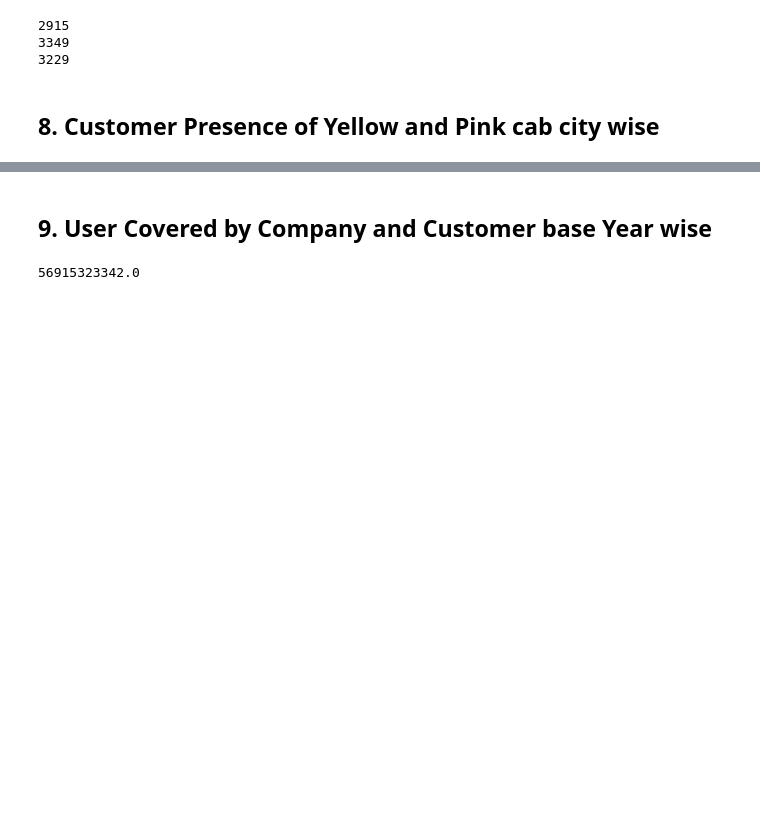
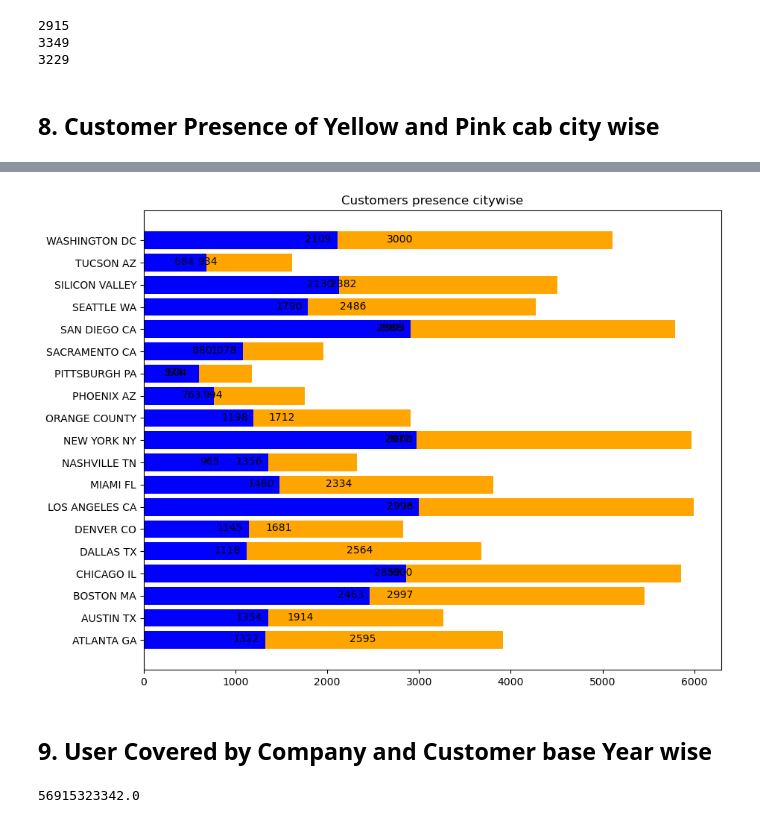
Before and after one commit to Islompulatov/Internship, a Jupyter notebook: week2/dataset/EDA.ipynb, the cells around one changed output, grey strips where cells are left out. Cells and saved outputs as stored; diff of their text form; code cells hidden in the pictures; blank space fills up the shorter version.

Commit message:
some visualization part has done

```diff
--- a/week2/dataset/EDA.ipynb
+++ b/week2/dataset/EDA.ipynb
@@ -714,8 +714,10 @@ print(yellow_2018_min_10rides)
 ## 8. Customer Presence of Yellow and Pink cab city wise
 # %%
 # Number of users in different cities for Pink Cab Company
+cities = df['City'].unique().tolist()
+pink_users_by_city = []
+for i in range(len(cities)):
+    pink_users_by_city.append(len(df[(df['City'] == f'{cities[i]}') & (df['Company'] == 'Pink Cab')]['Customer ID'].unique()))
 
-users_by_city = df.groupby(['City','Company'])['Users'].size().reset_index()
-pink_users_by_city = users_by_city[(users_by_city['Company'] == 'Pink Cab')]
 pink_users_by_city
 # %% [output]
@@ -739,7 +743,10 @@ pink_users_by_city
 # %%
 # Number of users in different cities for Yellow Cab Company
 
-users_by_city = df.groupby(['City','Company'])['Users'].size().reset_index()
-yellow_users_by_city = users_by_city[(users_by_city['Company'] == 'Yellow Cab')]
+cities = df['City'].unique().tolist()
+yellow_users_by_city = []
+for i in range(len(cities)):
+    yellow_users_by_city.append(len(df[(df['City'] == f'{cities[i]}') & (df['Company'] == 'Yellow Cab')]['Customer ID'].unique()))
+
 yellow_users_by_city
 # %% [output]
@@ -763,3 +793,20 @@ yellow_users_by_city
+# %%
+
+ind = cities
+
+# plot the bars
+fig, ax = plt.subplots(figsize =(10, 8))
+ax.barh(ind, yellow_users_by_city, left = pink_users_by_city, color = 'orange')
+ax.barh(ind, pink_users_by_city, color = 'b')
+
+for i in ax.patches:
+    ax.text(i.get_width()-350, i.get_y()+0.3,
+             str(round((i.get_width()), 0)),
+             fontsize = 10)
+ax.set_title("Customers presence citywise")
+plt.show()
+# %% [output]
+[figure, added]
 # %% [markdown]
 ## 9. User Covered by Company and Customer base Year wise
 # %%
```
Also changed, not shown: parts of 11 cells of this notebook.
